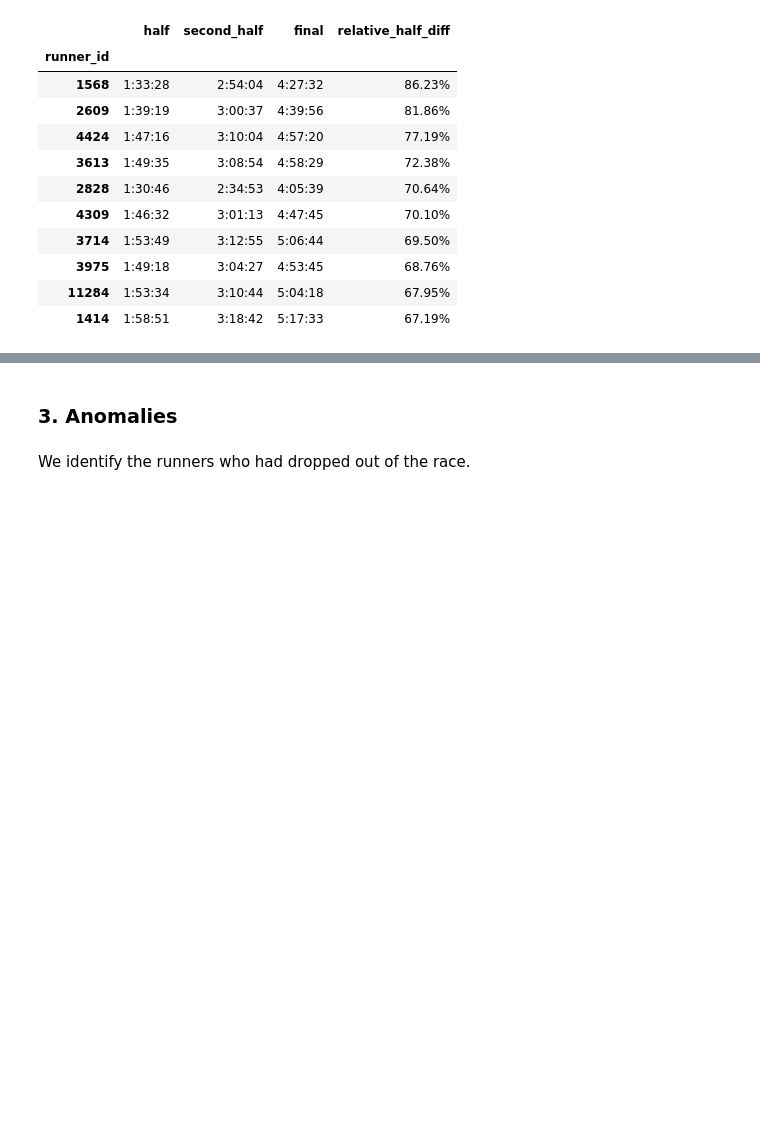
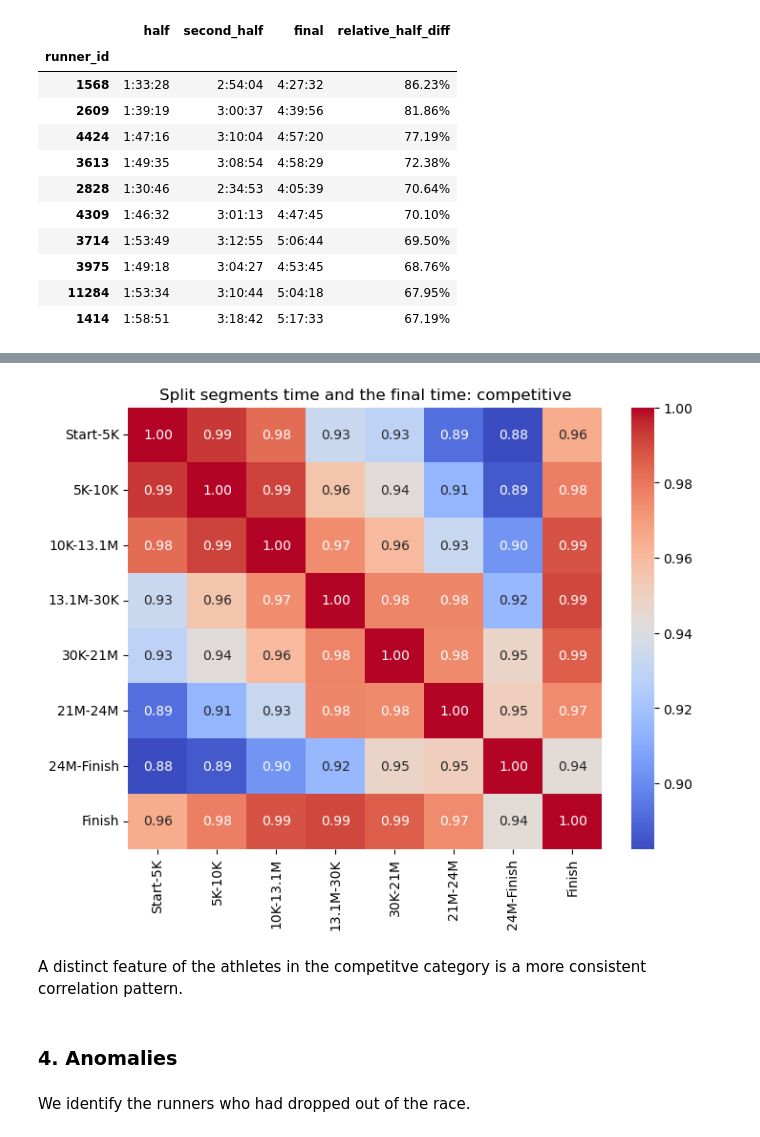
Before and after one commit to bshk003/mtecresults-analysis, a Jupyter notebook: notebooks/02-data_analysis-tcm2013.ipynb, the cells around one changed output, grey strips where cells are left out. Saved outputs shown, nothing was run; the diff lists cells and outputs as text; code cells hidden in the pictures; blank space fills up the shorter version.

```diff
--- a/notebooks/02-data_analysis-tcm2013.ipynb
+++ b/notebooks/02-data_analysis-tcm2013.ipynb
@@ -819,5 +835,19 @@ positive_splits_table
+# %%
+correlation_df = df[segment_time_columns + ['final']][competitive]
+correlation_matrix = correlation_df.corr()
+
+plt.figure(figsize=(8, 6))
+sns.heatmap(correlation_matrix,
+            xticklabels = segment_labels + ['Finish'], yticklabels=segment_labels + ['Finish'],
+            annot=True, cmap='coolwarm', fmt='.2f')
+plt.title('Split segments time and the final time: competitive')
+plt.show()
+# %% [output]
+[figure, added]
+# %% [markdown]
+A distinct feature of the athletes in the competitve category is a more consistent correlation pattern.
 # %% [markdown]
-### 3. Anomalies
+### 4. Anomalies
 # %% [markdown]
 We identify the runners who had dropped out of the race.
 # %%
```
Also changed, not shown: parts of 3 cells of this notebook, 1 other file.
